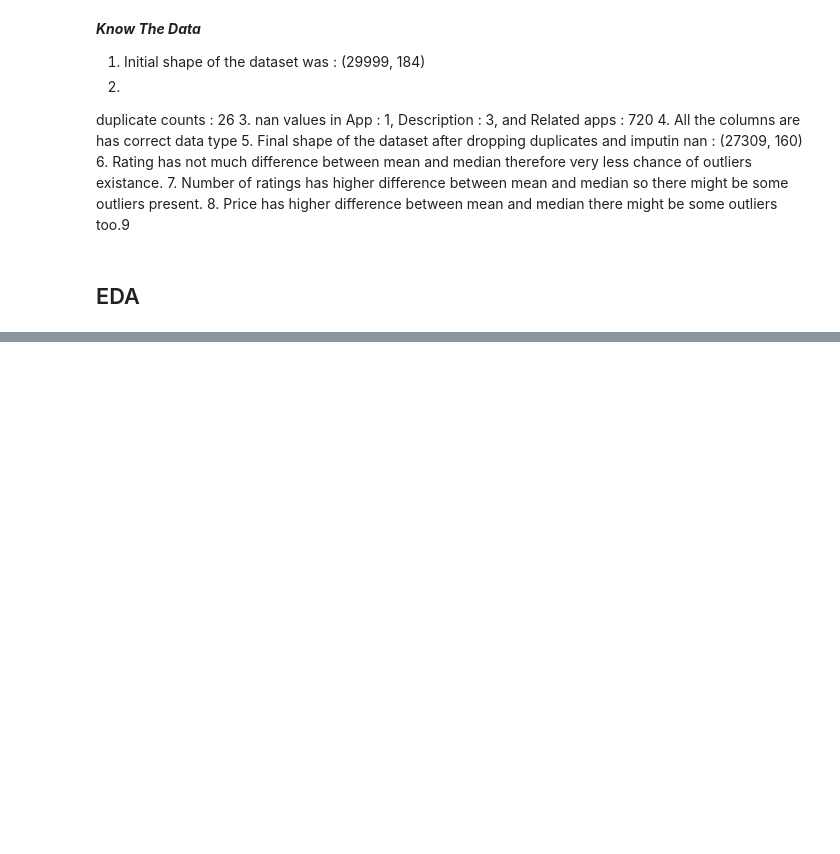
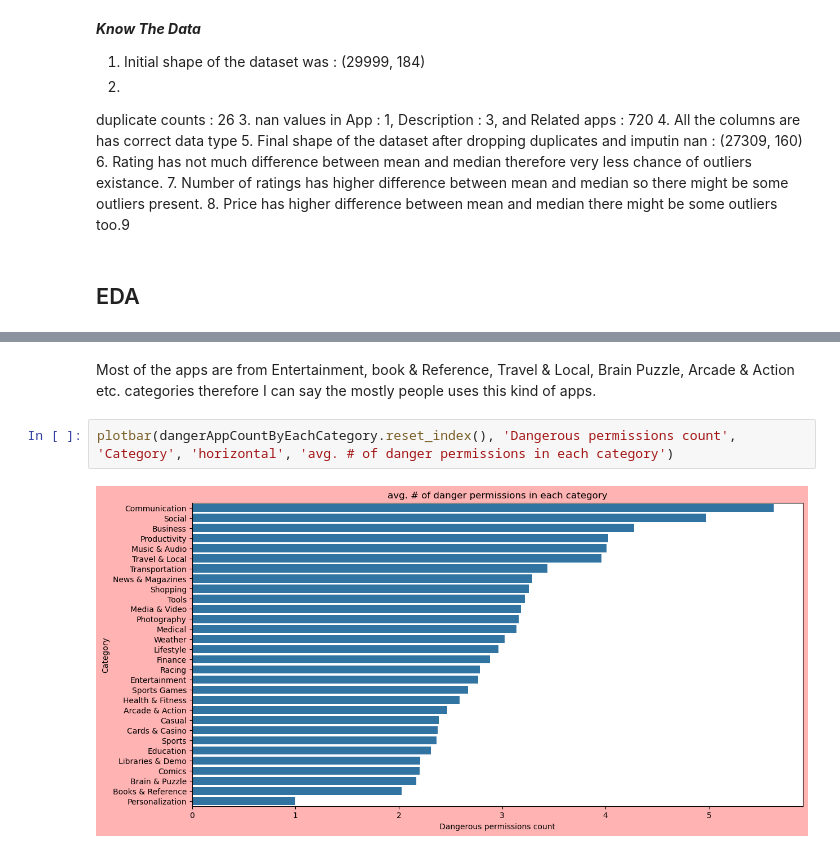
Before and after one commit to mdismailquraishicse/AndroidAuthencityPrediction, a Jupyter notebook: eda.ipynb, the cells around one changed output, grey strips where cells are left out. Cells and saved outputs as stored; diff of their text form; blank space fills up the shorter version.

```diff
--- a/eda.ipynb
+++ b/eda.ipynb
@@ -198,0 +354,6 @@ duplicate counts :  26
+# %% [markdown]
+Most of the apps are from Entertainment, book & Reference, Travel & Local, Brain Puzzle, Arcade & Action etc. categories therefore I can say the mostly people uses this kind of apps.
+# %%
+plotbar(dangerAppCountByEachCategory.reset_index(), 'Dangerous permissions count', 'Category', 'horizontal', 'avg. # of danger permissions in each category')
+# %% [output]
+[figure, added]
```
Also changed, not shown: parts of 23 cells of this notebook.
